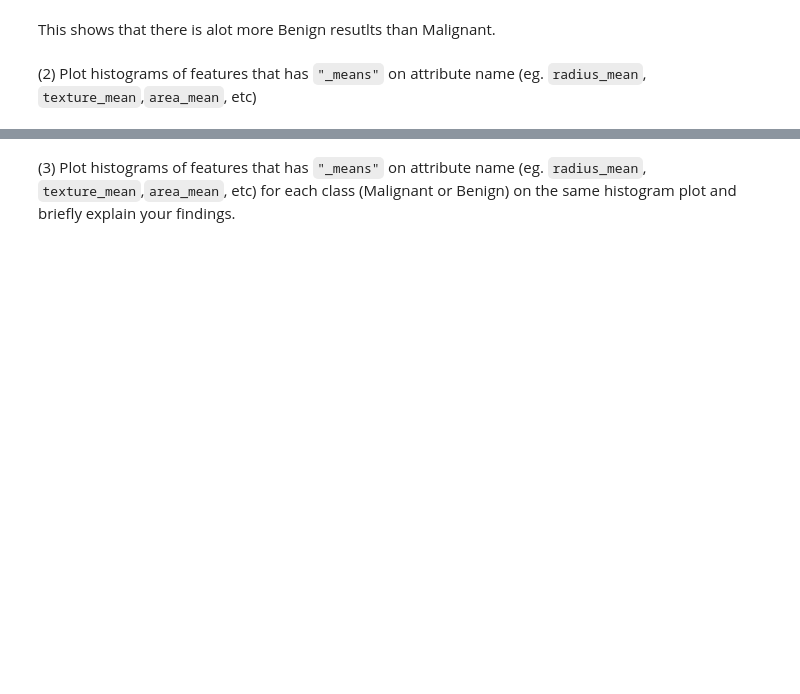
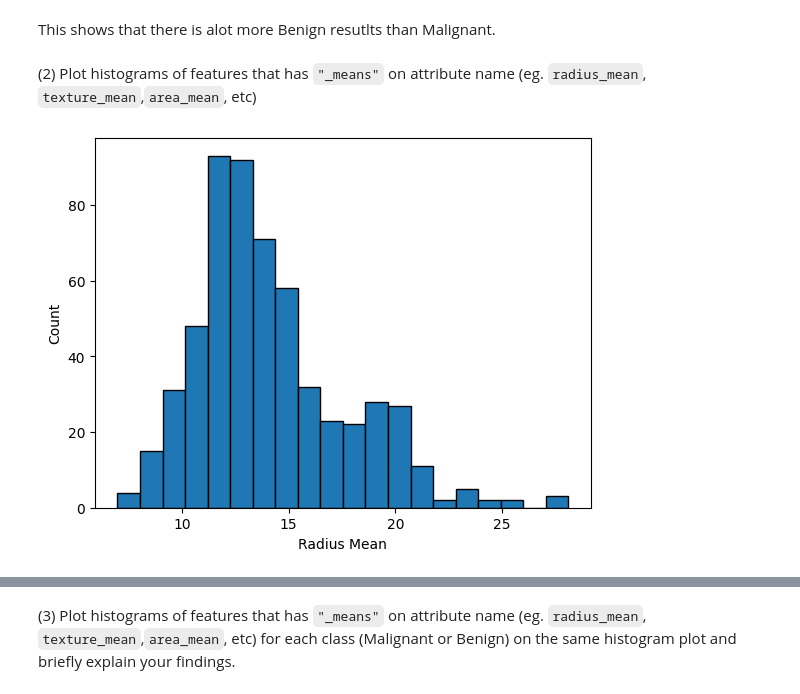
Before and after one commit to GriffinJack/DS8007, a Jupyter notebook: HomeWork_1.ipynb, the cells around one changed output, grey strips where cells are left out. Cells and saved outputs as stored; diff of their text form; code cells hidden in the pictures; blank space fills up the shorter version.

```diff
--- a/HomeWork_1.ipynb
+++ b/HomeWork_1.ipynb
@@ -182,0 +183,14 @@ This shows that there is alot more Benign resutlts than Malignant.
+# %%
+
+test = [5,5,5,5,5,5,5,5,5,5,5,5,5,5,5,5,5,5,5,5,5,5,5,5,5]
+
+plt.hist(data["radius_mean"], bins = 20, edgecolor = "black")
+plt.xlabel("Radius Mean")
+plt.ylabel("Count")
+
+plt.show()
+
+#I decided to add 20 bins as the majority of the data lied in the 10-15 range. More bins allowed for more detail in that section
+#to be shown.
+# %% [output]
+[figure, added]
```
Also changed, not shown: parts of 25 cells of this notebook.
